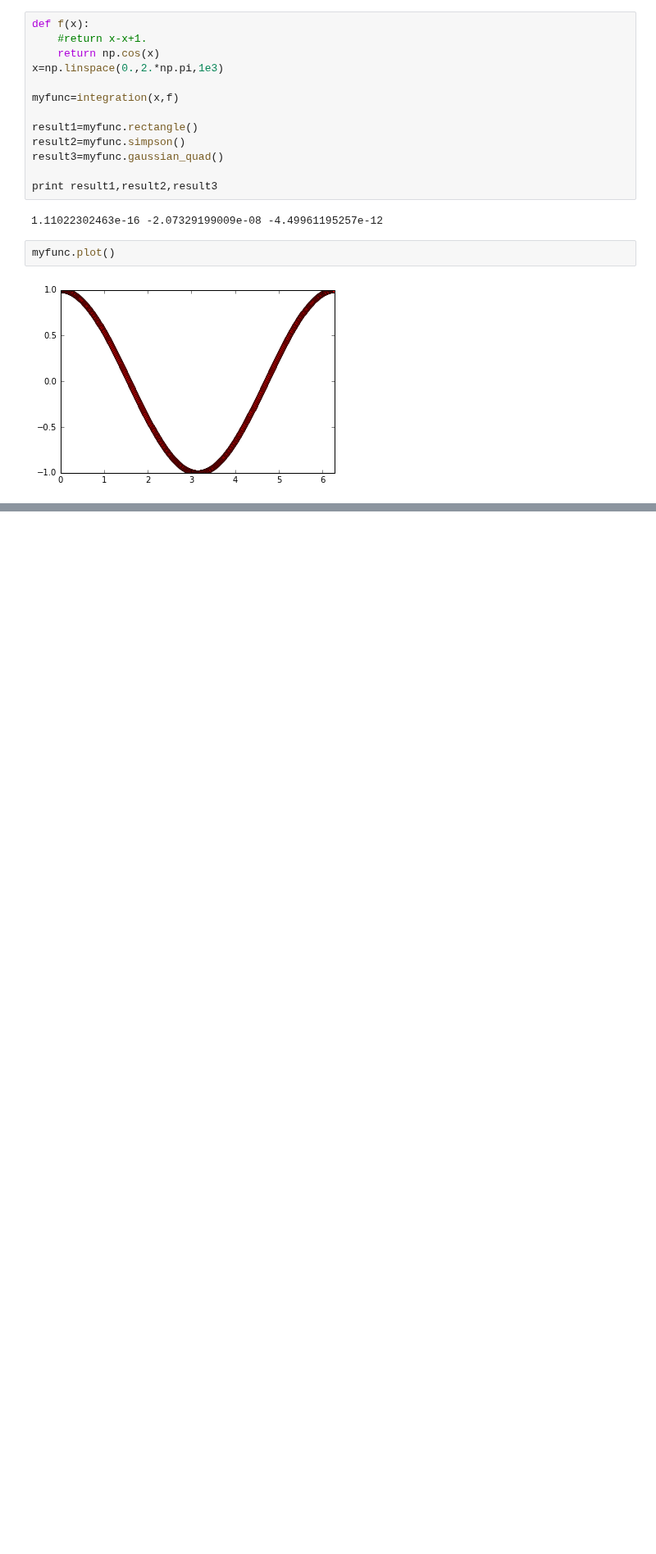
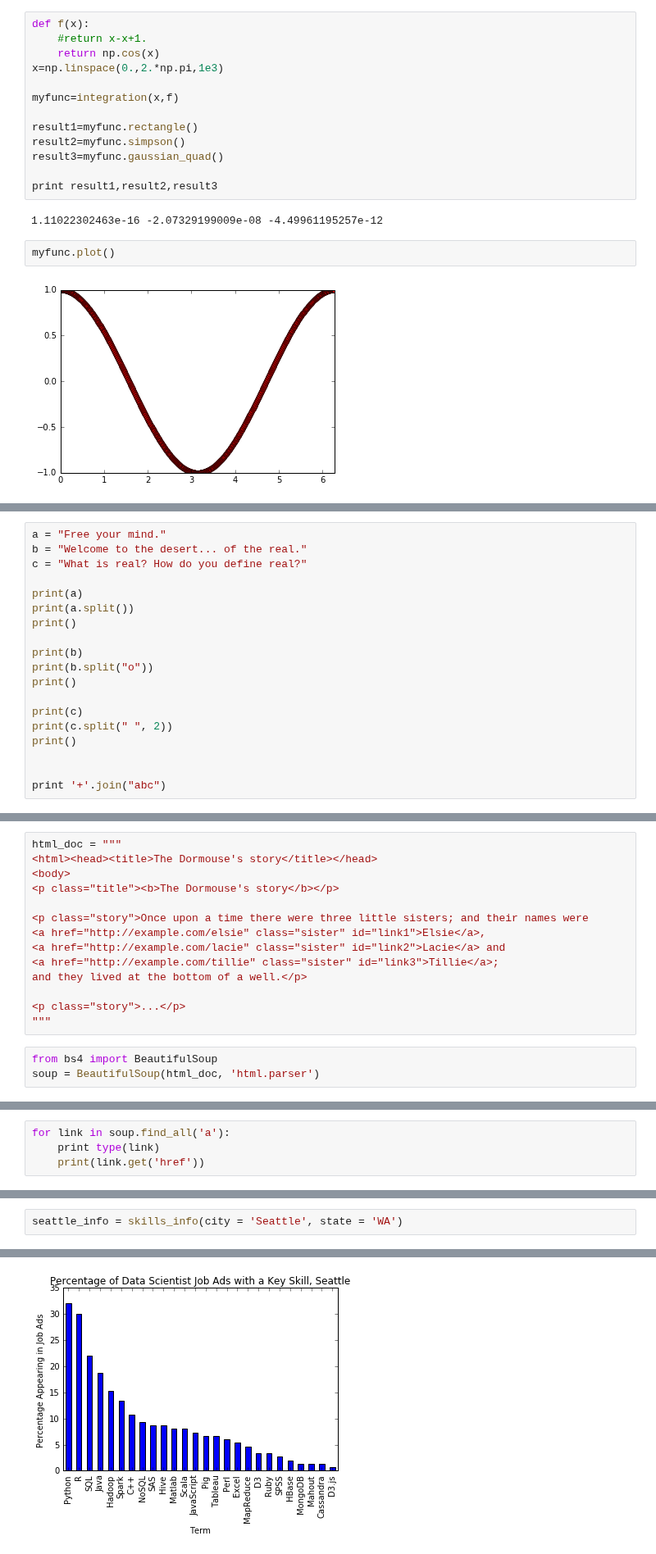
Before and after one commit to ScarletMcLearn/Notebooks, a Jupyter notebook: BDSE03_Vortrag.ipynb, the cells around one changed output, grey strips where cells are left out. Shown at 82% size. Drawn from its saved outputs; the diff is of its cells as text; blank space fills up the shorter version.

```diff
--- a/BDSE03_Vortrag.ipynb
+++ b/BDSE03_Vortrag.ipynb
@@ -94,0 +561,19 @@ myfunc.plot()
+# %%
+a = "Free your mind."
+b = "Welcome to the desert... of the real."
+c = "What is real? How do you define real?"
+
+print(a)
+print(a.split())
+print()
+
+print(b)
+print(b.split("o"))
+print()
+
+print(c)
+print(c.split(" ", 2))
+print()
+
+
+print '+'.join("abc")
@@ -94,0 +595,17 @@ myfunc.plot()
+# %%
+html_doc = """
+<html><head><title>The Dormouse's story</title></head>
+<body>
+<p class="title"><b>The Dormouse's story</b></p>
+
+<p class="story">Once upon a time there were three little sisters; and their names were
+<a href="http://example.com/elsie" class="sister" id="link1">Elsie</a>,
+<a href="http://example.com/lacie" class="sister" id="link2">Lacie</a> and
+<a href="http://example.com/tillie" class="sister" id="link3">Tillie</a>;
+and they lived at the bottom of a well.</p>
+
+<p class="story">...</p>
+"""
+# %%
+from bs4 import BeautifulSoup
+soup = BeautifulSoup(html_doc, 'html.parser')
@@ -94,0 +622,4 @@ myfunc.plot()
+# %%
+for link in soup.find_all('a'):
+    print type(link)
+    print(link.get('href'))
@@ -94,0 +777,3 @@ myfunc.plot()
+# %%
+seattle_info = skills_info(city = 'Seattle', state = 'WA')
+# %% [output]
@@ -94,0 +797 @@ myfunc.plot()
+[figure, added]
```
Also changed, not shown: parts of 61 cells of this notebook.
